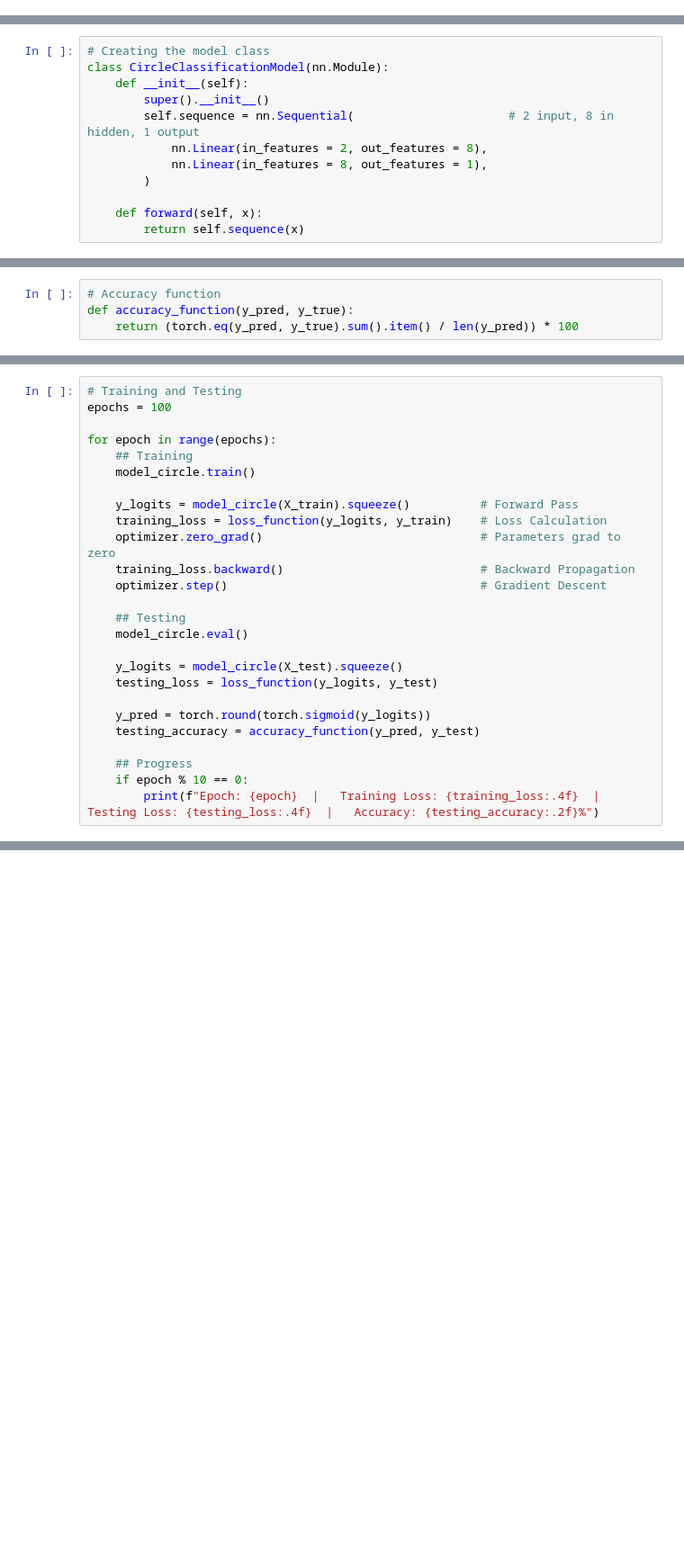
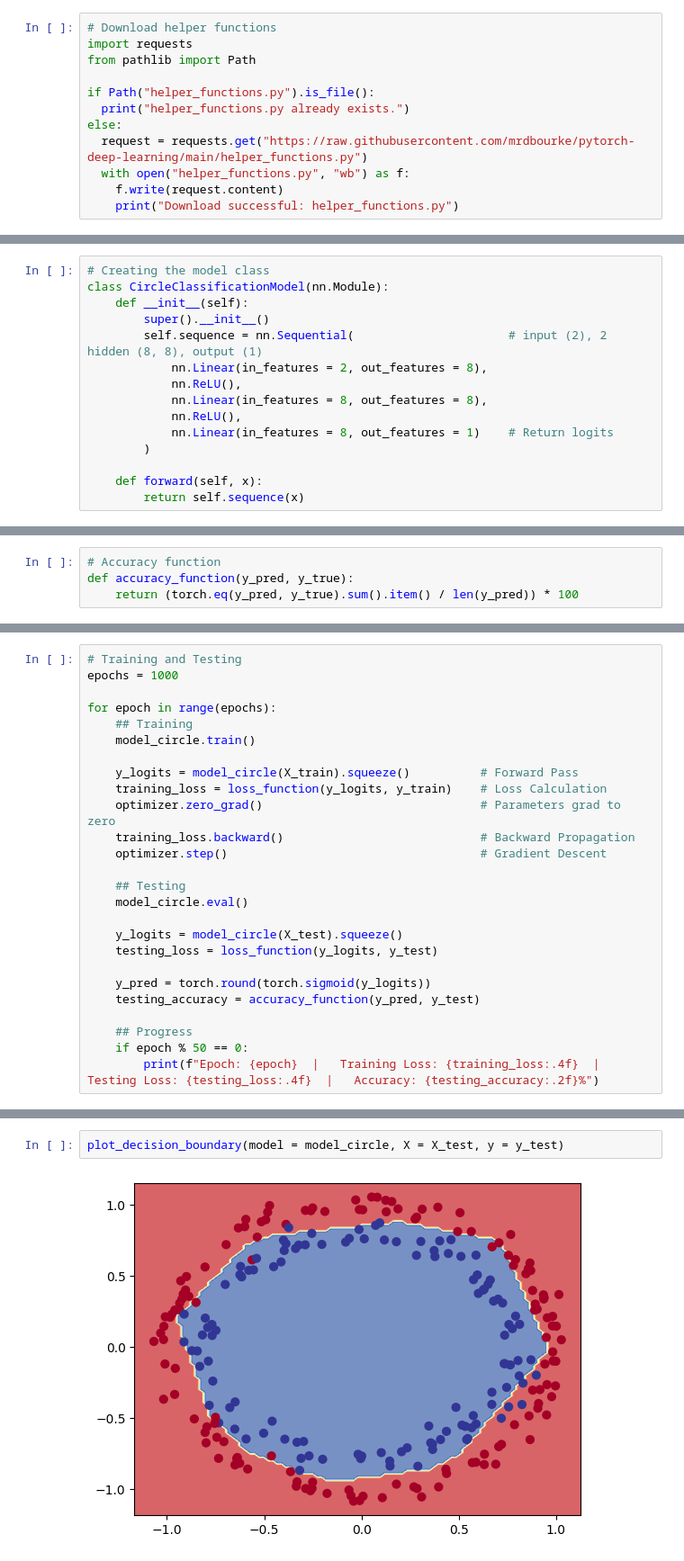
Before and after one commit to abhayrokkam/learning-pytorch, a Jupyter notebook: 03-Classification/classification.ipynb, the cells around one changed output, grey strips where cells are left out. Shown: that part at 90% size. Drawn from its saved outputs; the diff is of its cells as text; blank space fills up the shorter version.

```diff
--- a/03-Classification/classification.ipynb
+++ b/03-Classification/classification.ipynb
@@ -7,0 +8,12 @@ from sklearn.datasets import make_circles               # Creating the dataset
+# %%
+# Download helper functions
+import requests
+from pathlib import Path
+
+if Path("helper_functions.py").is_file():
+  print("helper_functions.py already exists.")
+else:
+  request = requests.get("https://raw.githubusercontent.com/mrdbourke/pytorch-deep-learning/main/helper_functions.py")
+  with open("helper_functions.py", "wb") as f:
+    f.write(request.content)
+    print("Download successful: helper_functions.py")
@@ -56,9 +78,12 @@ y_test shape: torch.Size([250])
 class CircleClassificationModel(nn.Module):
     def __init__(self):
         super().__init__()
-        self.sequence = nn.Sequential(                      # 2 input, 8 in hidden, 1 output
+        self.sequence = nn.Sequential(                      # input (2), 2 hidden (8, 8), output (1)
             nn.Linear(in_features = 2, out_features = 8),
-            nn.Linear(in_features = 8, out_features = 1),
+            nn.ReLU(),
+            nn.Linear(in_features = 8, out_features = 8),
+            nn.ReLU(),
+            nn.Linear(in_features = 8, out_features = 1)    # Return logits
         )
 
     def forward(self, x):
@@ -112,7 +142,7 @@ tensor([[0.],
         [1.]], device='cuda:0')
 # %%
 # Training and Testing
-epochs = 100
+epochs = 1000
 
 for epoch in range(epochs):
     ## Training
@@ -134,6 +164,6 @@ for epoch in range(epochs):
     testing_accuracy = accuracy_function(y_pred, y_test)
 
     ## Progress
-    if epoch % 10 == 0:
+    if epoch % 50 == 0:
         print(f"Epoch: {epoch}  |   Training Loss: {training_loss:.4f}  | Testing Loss: {testing_loss:.4f}  |   Accuracy: {testing_accuracy:.2f}%")
 # %% [output]
@@ -149,0 +190,4 @@ Epoch: 90  |   Training Loss: 0.6932  | Testing Loss: 0.6968  |   Accuracy: 47.2
+# %%
+plot_decision_boundary(model = model_circle, X = X_test, y = y_test)
+# %% [output]
+[figure, added]
```
Also changed, not shown: parts of 30 cells of this notebook, 1 other file.
